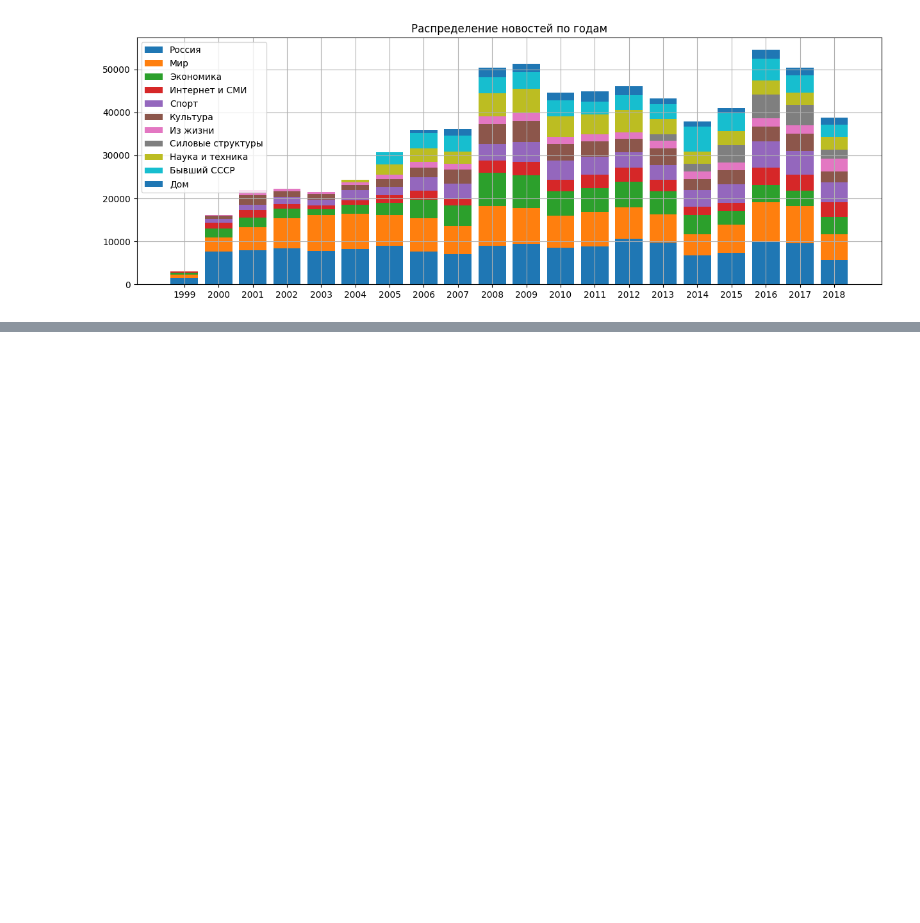
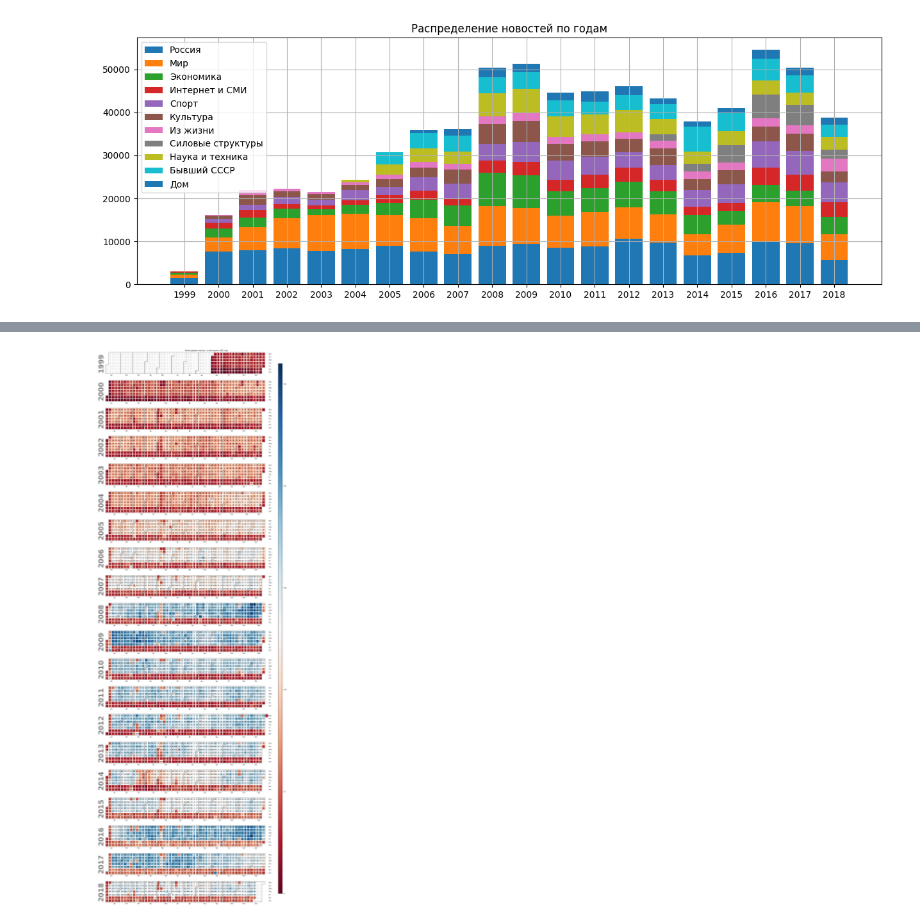
Before and after one commit to konstantinator/hse_project, a Jupyter notebook: EDA.ipynb, the cells around one changed output, grey strips where cells are left out. Saved outputs shown, nothing was run; the diff lists cells and outputs as text; code cells hidden in the pictures; blank space fills up the shorter version.

```diff
--- a/EDA.ipynb
+++ b/EDA.ipynb
@@ -69,0 +146,2 @@ plt.show()
+# %%
+df['date'] = df.date.apply(lambda x: pd.to_datetime(x.replace('/','-')))
@@ -69,0 +158,2 @@ plt.show()
+# %%
+data = Counter(df['date'])
@@ -69,0 +527,15 @@ plt.show()
+# %%
+import calplot
+days = pd.date_range('1999-08-31', '2018-12-15')
+values = pd.Series([data[i] if data.get(i) else 0 for i in days], index = days)
+plt.rcParams.update({'font.size': 6})
+
+# warnings.filterwarnings('ignore')
+calplot.calplot(values,
+                suptitle = 'Распределение кол-во статей по дням 2022 года',
+                suptitle_kws = {'x': 0.5, 'y': 1.0}, cmap = 'RdBu',
+                textformat = '{:.0f}', textfiller = '-', textcolor = 'black')
+
+plt.show()
+# %% [output]
+[figure, added]
```
Also changed, not shown: parts of 28 cells of this notebook, 1 other file.
